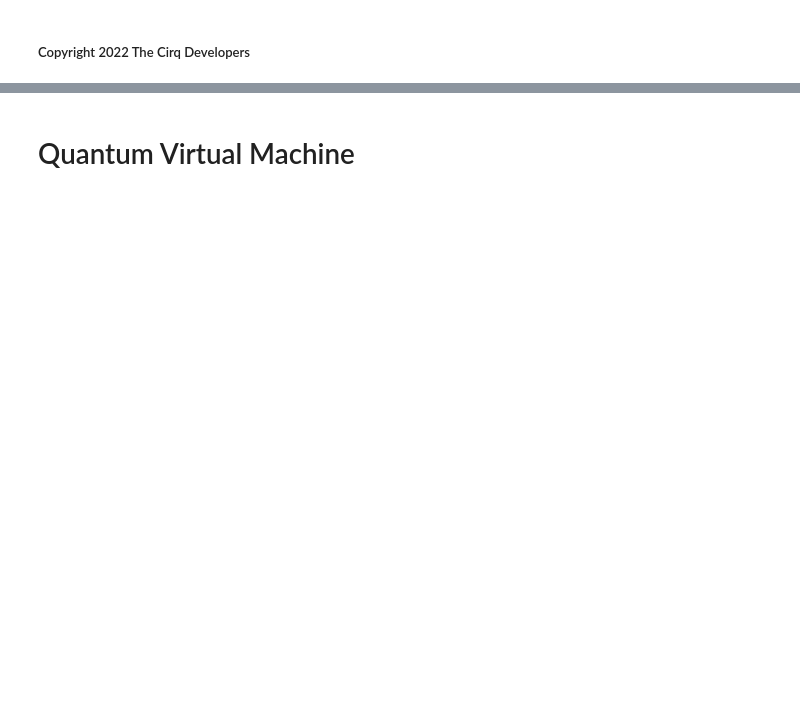
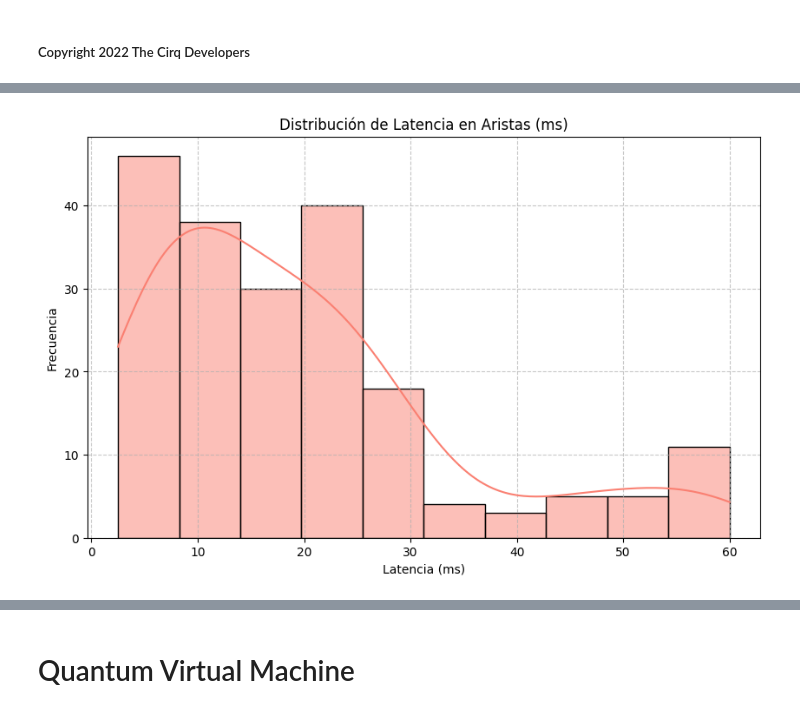
Before and after one commit to luisgabrielmatthew74/codeprojects, a Jupyter notebook: docs/simulate/quantum_virtual_machine-v11.ipynb, the cells around one changed output, grey strips where cells are left out. Cells and saved outputs as stored; diff of their text form; code cells hidden in the pictures; blank space fills up the shorter version.

```diff
--- a/docs/simulate/quantum_virtual_machine-v11.ipynb
+++ b/docs/simulate/quantum_virtual_machine-v11.ipynb
@@ -4,0 +880,10 @@
+# %%
+plt.figure(figsize=(10, 6))
+sns.histplot(df_aristas_cleaned['Latency'], kde=True, bins=10, color='salmon')
+plt.title('Distribución de Latencia en Aristas (ms)')
+plt.xlabel('Latencia (ms)')
+plt.ylabel('Frecuencia')
+plt.grid(True, linestyle='--', alpha=0.7)
+plt.show()
+# %% [output]
+[figure, added]
```
Also changed, not shown: parts of 45 cells of this notebook.
